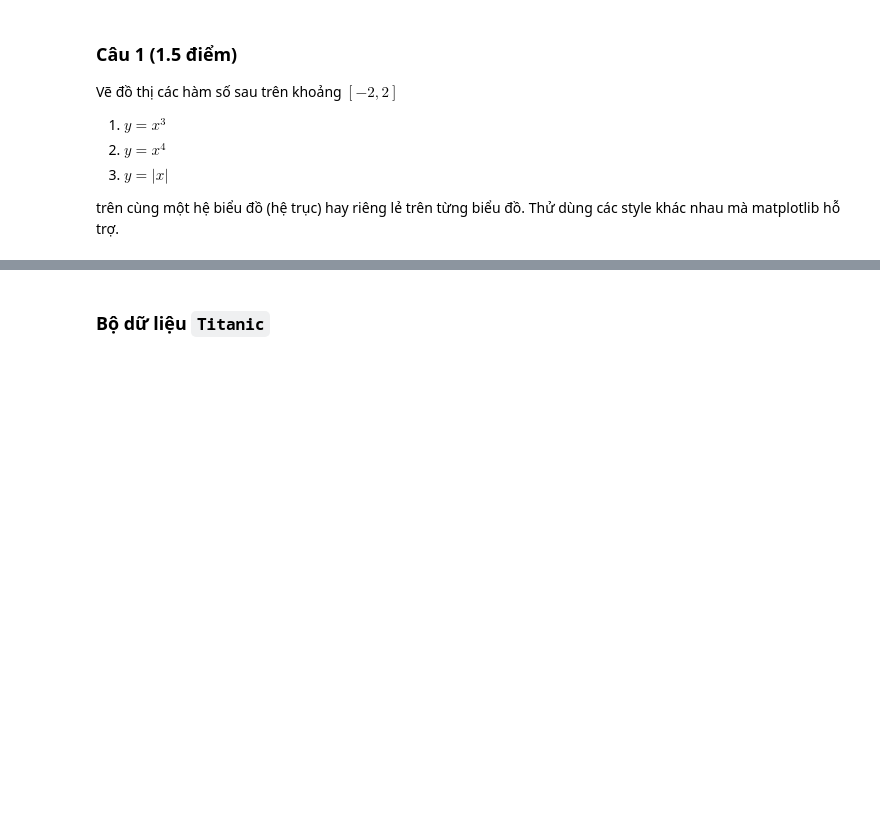
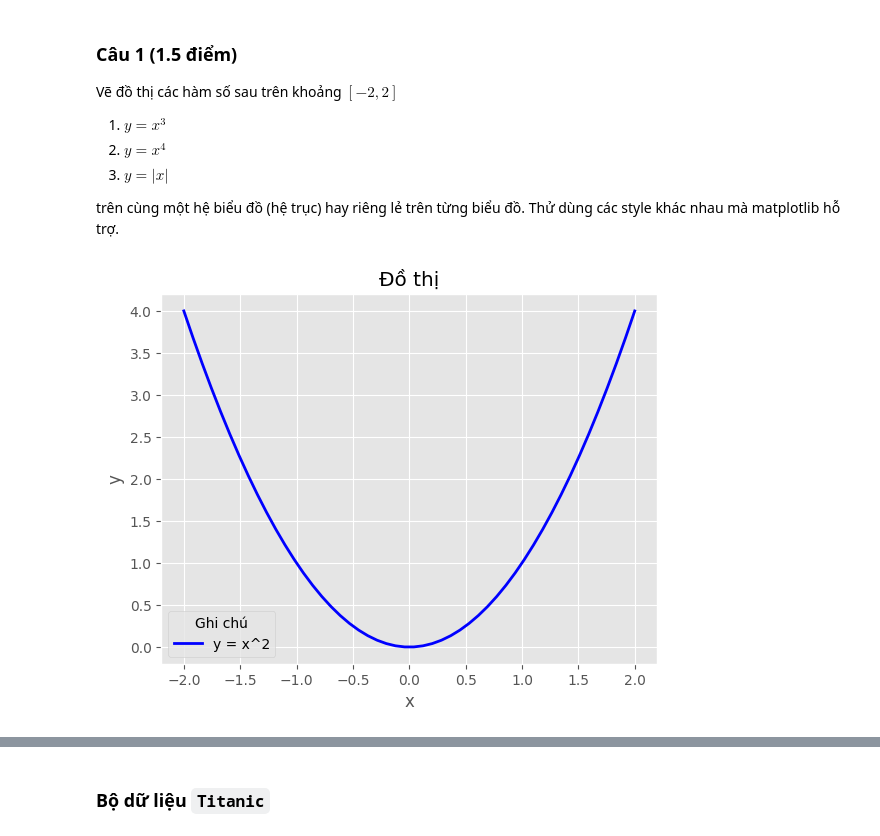
Before and after one commit to maidinhthaison/TKMT, a Jupyter notebook: 20810229_bt3.ipynb, the cells around one changed output, grey strips where cells are left out. Drawn from its saved outputs; the diff is of its cells as text; code cells hidden in the pictures; blank space fills up the shorter version.

```diff
--- a/20810229_bt3.ipynb
+++ b/20810229_bt3.ipynb
@@ -28,3 +35,16 @@ Vẽ đồ thị các hàm số sau trên khoảng $[-2, 2]$
 1. $y = |x|$
 
 trên cùng một hệ biểu đồ (hệ trục) hay riêng lẻ trên từng biểu đồ. Thử dùng các style khác nhau mà matplotlib hỗ trợ.
+# %%
+plt.style.use("ggplot")
+x = np.linspace(-2, 2, num=50, endpoint=True)
+plt.plot(x, x**2,  linewidth=2, color="blue", label = "y = x^2")
+
+plt.xlabel("x")
+plt.ylabel("y")
+
+plt.legend(title = "Ghi chú")
+plt.title("Đồ thị")
+plt.show()
+# %% [output]
+[figure, added]
```
Also changed, not shown: parts of 4 cells of this notebook.
